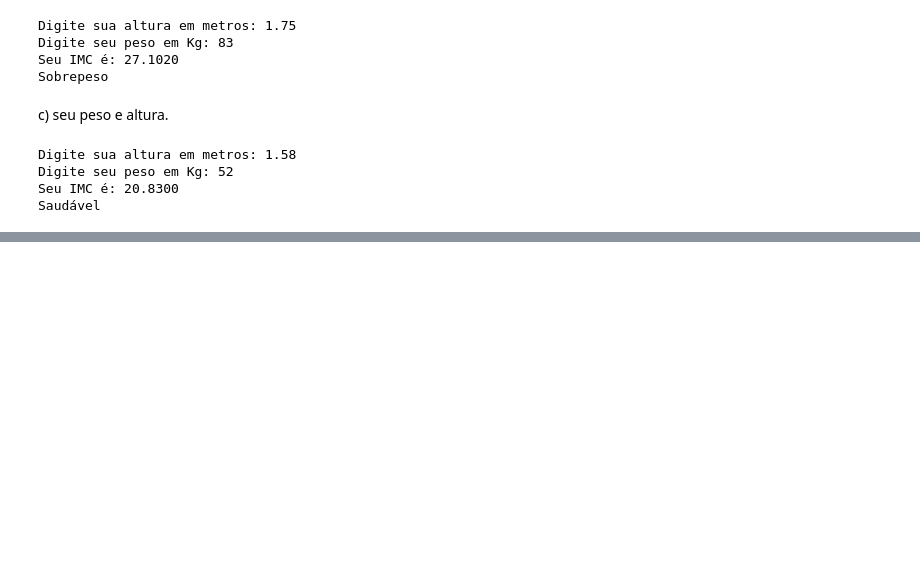
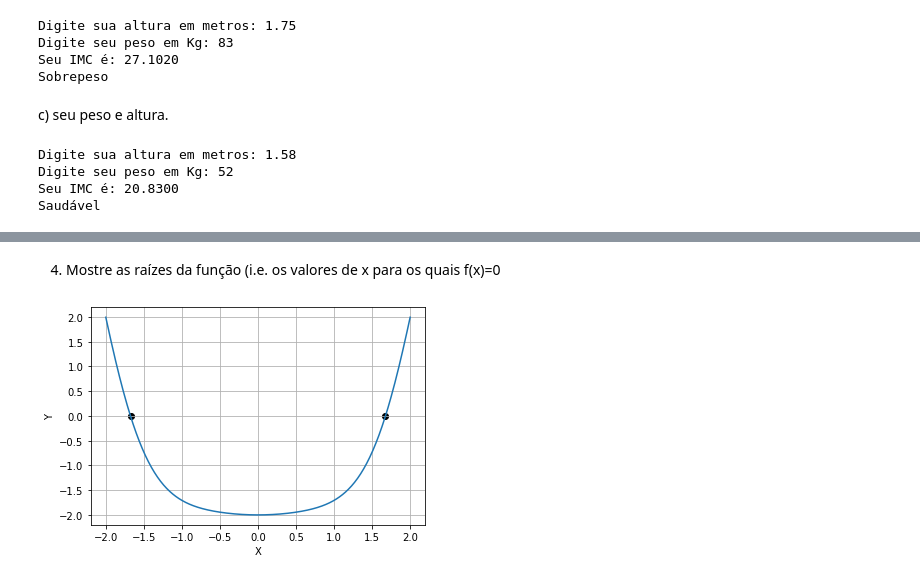
Before and after one commit to alice99vieira/BCC19AliceVieira, a Jupyter notebook: Tarefa8AliceVieira_.ipynb, the cells around one changed output, grey strips where cells are left out. Saved outputs shown, nothing was run; the diff lists cells and outputs as text; code cells hidden in the pictures; blank space fills up the shorter version.

```diff
--- a/Tarefa8AliceVieira_.ipynb
+++ b/Tarefa8AliceVieira_.ipynb
@@ -111,0 +156,16 @@ Saudável
+# %% [markdown]
+4) Mostre as raízes da função (i.e. os valores de x para os quais f(x)=0
+# %%
+X = np.arange(-2, 2.01, 0.01)
+F = X**2 - np.sin(0.784*X**2) - 2
+
+plt.figure()
+plt.scatter(1.67,0, color = 'black')
+plt.scatter(-1.67, 0, color = 'black')
+plt.plot(X, F)
+plt.xlabel('X')
+plt.ylabel('Y')
+plt.grid()
+plt.show()
+# %% [output]
+[figure, added]
```
Also changed, not shown: parts of 6 cells of this notebook.
